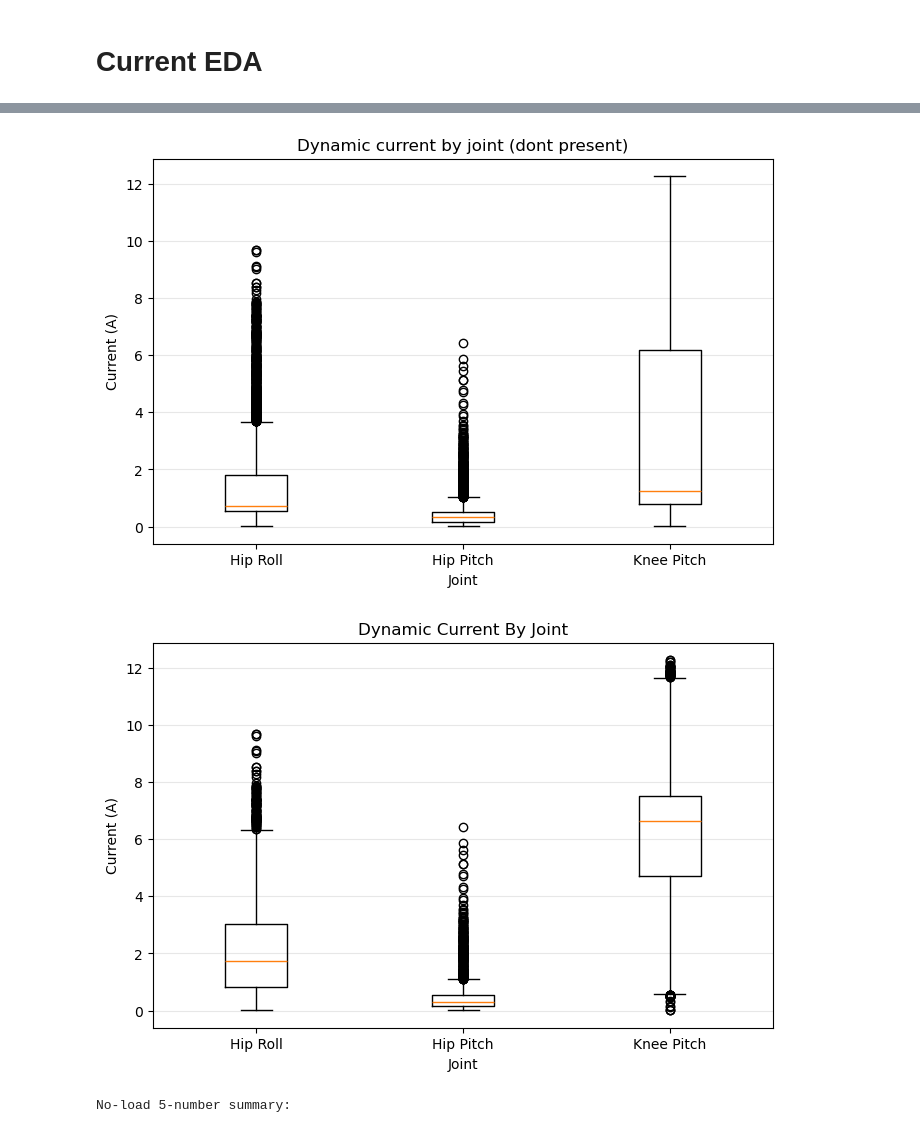
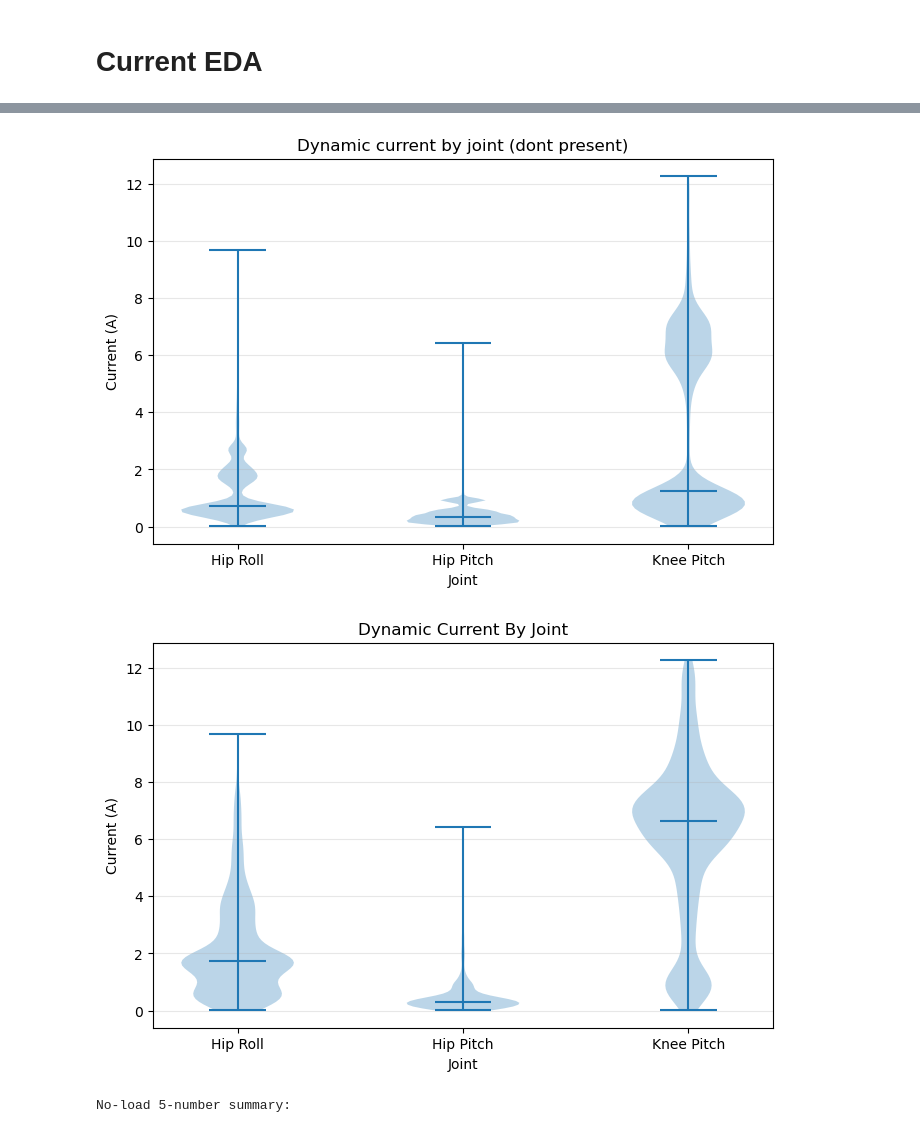
Before and after one commit to samurai-kai/12-DOF-Quadruped, a Jupyter notebook: testing/current_eda.ipynb, the cells around one changed output, grey strips where cells are left out. Drawn from its saved outputs; the diff is of its cells as text; code cells hidden in the pictures.

Commit message:
current violin plots

```diff
--- a/testing/current_eda.ipynb
+++ b/testing/current_eda.ipynb
@@ -319,7 +319,7 @@ _joint_label_map = {
     '2': 'Knee Pitch',
 }
 
-def boxplots_per_joint(df, title):
+def violinplots_per_joint(df, title):
     effort_cols = [c for c in df.columns if str(c).startswith('/joint_states.effort[')]
     if not effort_cols:
         raise ValueError('No effort columns found.')
@@ -328,15 +328,16 @@ def boxplots_per_joint(df, title):
     labels = [_joint_label_map.get(l, l) for l in labels]
 
     plt.figure(figsize=(8, 5))
-    plt.boxplot(data, labels=labels, showfliers=True)
+    plt.violinplot(data, showmeans=False, showmedians=True, showextrema=True)
+    plt.xticks(range(1, len(labels) + 1), labels)
     plt.title(title)
     plt.xlabel('Joint')
     plt.ylabel('Current (A)')
     plt.grid(axis='y', alpha=0.3)
     plt.show()
 
-boxplots_per_joint(combined_no_load_c, 'No-load current by joint (dont present)')
-boxplots_per_joint(combined_no_load_cropped_c, 'No-load Current By Joint')
-boxplots_per_joint(combined_dynamic_c, 'Dynamic current by joint (dont present)')
-boxplots_per_joint(combined_dynamic_cropped_c, 'Dynamic Current By Joint')
+violinplots_per_joint(combined_no_load_c, 'No-load current by joint (dont present)')
+violinplots_per_joint(combined_no_load_cropped_c, 'No-load Current By Joint')
+violinplots_per_joint(combined_dynamic_c, 'Dynamic current by joint (dont present)')
+violinplots_per_joint(combined_dynamic_cropped_c, 'Dynamic Current By Joint')
 # %% [output]
@@ -345,5 +346,5 @@ boxplots_per_joint(combined_dynamic_cropped_c, 'Dynamic Current By Joint')
-[figure, old version]
+[figure, new version]
-[figure, old version]
+[figure, new version]
 # %%
 # 5-number summaries (min, Q1, median, Q3, max) for effort columns
 def five_number_summary(df, cols=None):
```
Also changed, not shown: parts of 1 cell of this notebook, 5 other files.
